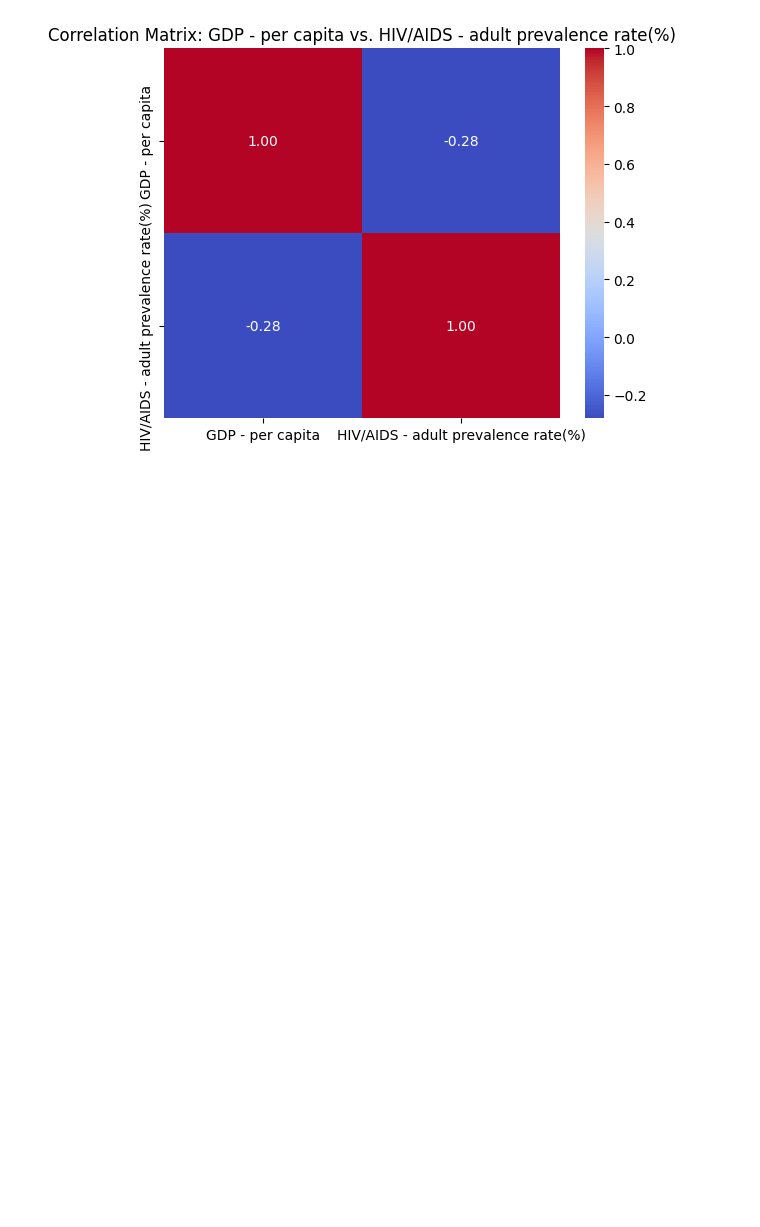
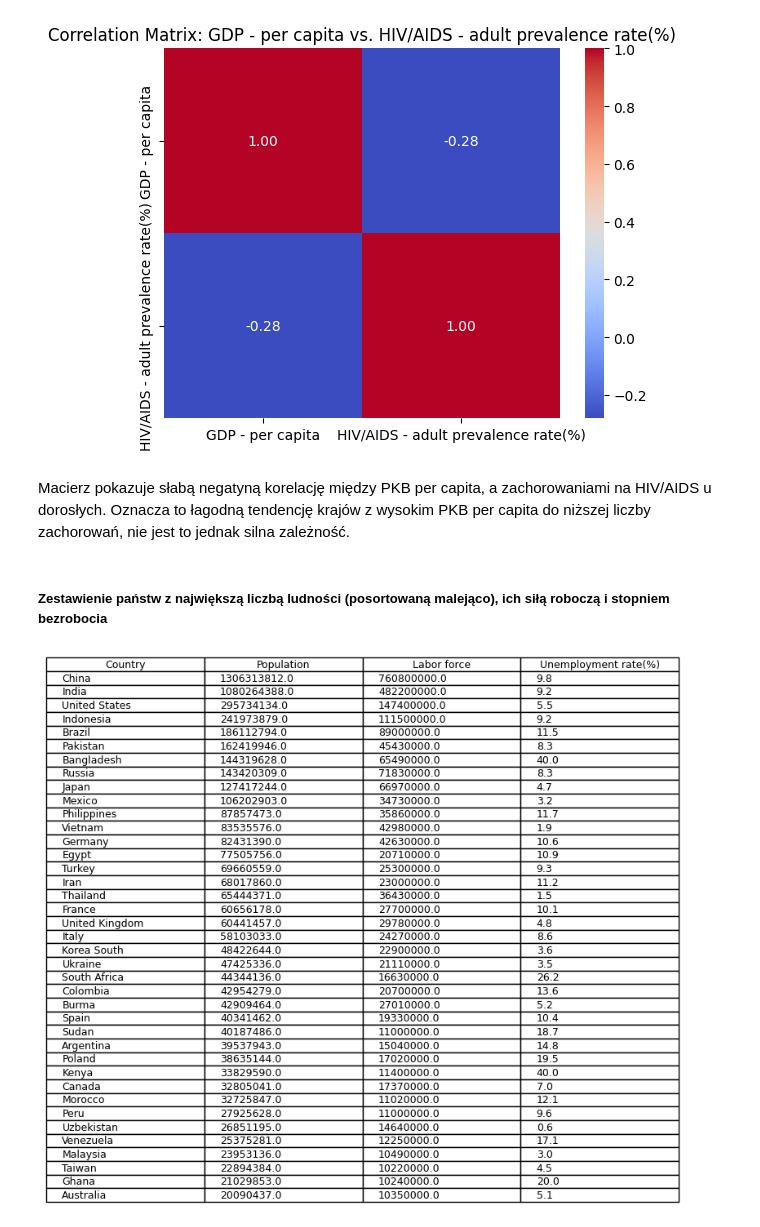
Before and after one commit to jacobwawrzynski/WSEI.PythonProject, a Jupyter notebook: main.ipynb, the cells around one changed output. Cells and saved outputs as stored; diff of their text form; code cells hidden in the pictures; blank space fills up the shorter version.

Commit message:
Add table labor force

```diff
--- a/main.ipynb
+++ b/main.ipynb
@@ -103,3 +114,24 @@ plt.title('Correlation Matrix: GDP - per capita vs. HIV/AIDS - adult prevalence
 plt.show()
 # %% [output]
 [figure]
+# %% [markdown]
+Macierz pokazuje słabą negatyną korelację między PKB per capita, a zachorowaniami na HIV/AIDS u dorosłych. Oznacza to łagodną tendencję krajów z wysokim PKB per capita do niższej liczby zachorowań, nie jest to jednak silna zależność.
+# %% [markdown]
+##### **Zestawienie państw z największą liczbą ludności (posortowaną malejąco), ich siłą roboczą i stopniem bezrobocia**
+# %%
+df_labor_force = df[df['Labor force'] > 10000000]
+df_labor_force = df_labor_force[df_labor_force['Country'] != '#European Union']
+df_labor_force = df_labor_force[pd.to_numeric(df_labor_force['Unemployment rate(%)'], errors='coerce').notna()]
+df_labor_force = df_labor_force[['Country', 'Population', 'Labor force', 'Unemployment rate(%)']]
+df_labor_force = df_labor_force.sort_values(by='Population', ascending=False)
+
+fig, ax = plt.subplots(figsize=(10, 5))
+
+ax.set_axis_off()
+ax.table(colLabels=['Country', 'Population', 'Labor force', 'Unemployment rate(%)'],
+          cellText=df_labor_force.values,
+          loc='center', cellLoc='left')
+
+plt.show()
+# %% [output]
+[figure, added]
```
Also changed, not shown: parts of 6 cells of this notebook.
